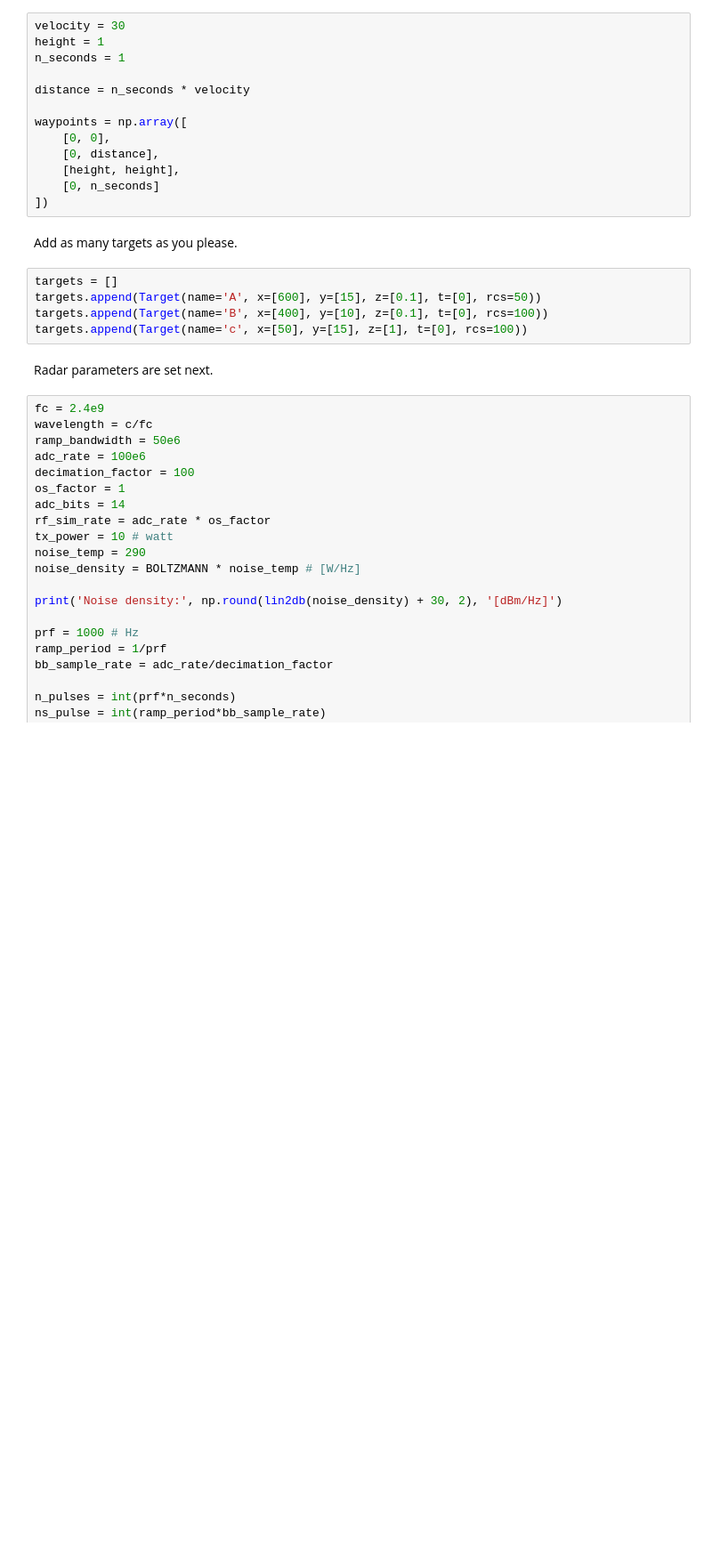
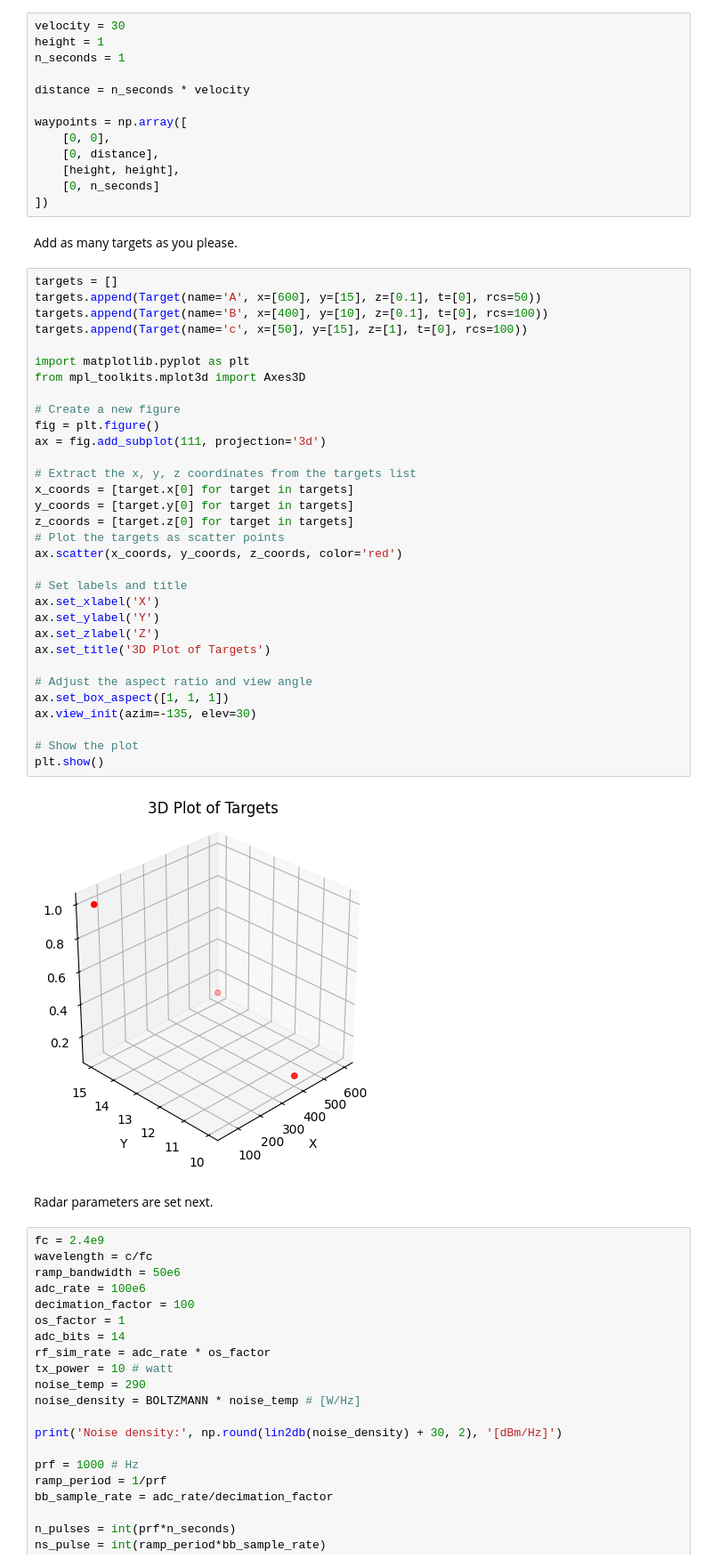
Before and after one commit to Grabt234/FERS, a Jupyter notebook: config_generators/tutorial_notebook.ipynb, the cells around one changed output. Shown at 89% size. Cells and saved outputs as stored; diff of their text form; blank space fills up the shorter version.

```diff
--- a/config_generators/tutorial_notebook.ipynb
+++ b/config_generators/tutorial_notebook.ipynb
@@ -76,8 +76,37 @@ Add as many targets as you please.
 # %%
 targets = []
 targets.append(Target(name='A', x=[600], y=[15], z=[0.1], t=[0], rcs=50))
 targets.append(Target(name='B', x=[400], y=[10], z=[0.1], t=[0], rcs=100))
 targets.append(Target(name='c', x=[50], y=[15], z=[1], t=[0], rcs=100))
+
+import matplotlib.pyplot as plt
+from mpl_toolkits.mplot3d import Axes3D
+
+# Create a new figure
+fig = plt.figure()
+ax = fig.add_subplot(111, projection='3d')
+
+# Extract the x, y, z coordinates from the targets list
+x_coords = [target.x[0] for target in targets]
+y_coords = [target.y[0] for target in targets]
+z_coords = [target.z[0] for target in targets]
+# Plot the targets as scatter points
+ax.scatter(x_coords, y_coords, z_coords, color='red')
+
+# Set labels and title
+ax.set_xlabel('X')
+ax.set_ylabel('Y')
+ax.set_zlabel('Z')
+ax.set_title('3D Plot of Targets')
+
+# Adjust the aspect ratio and view angle
+ax.set_box_aspect([1, 1, 1])
+ax.view_init(azim=-135, elev=30)
+
+# Show the plot
+plt.show()
+# %% [output]
+[figure, added]
 # %% [markdown]
 Radar parameters are set next.
 # %%
```
Also changed, not shown: parts of 2 cells of this notebook, 1 other file.
